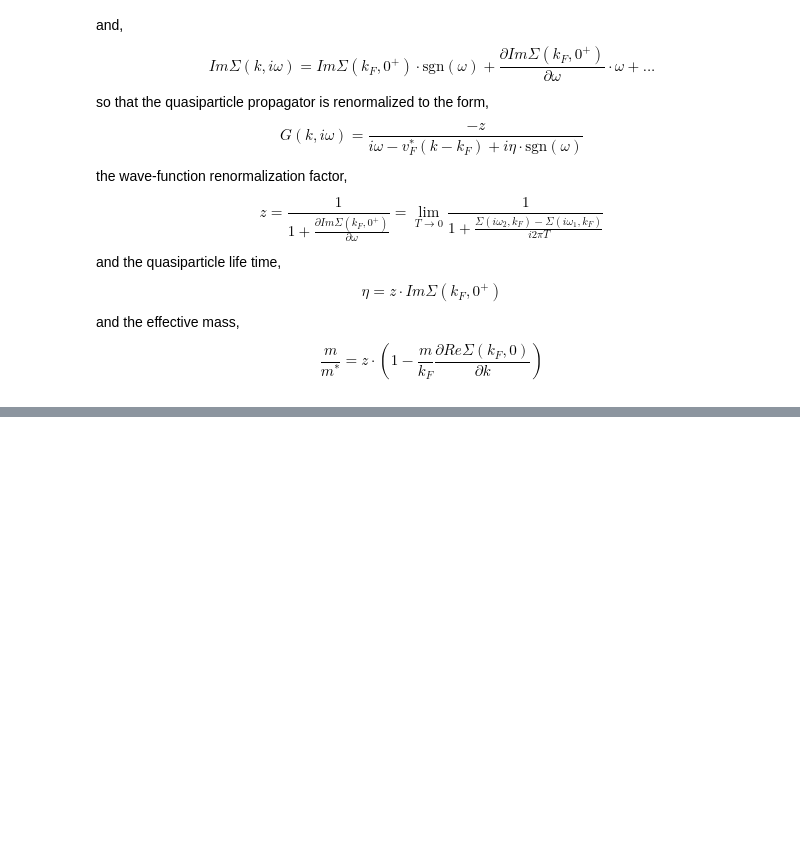
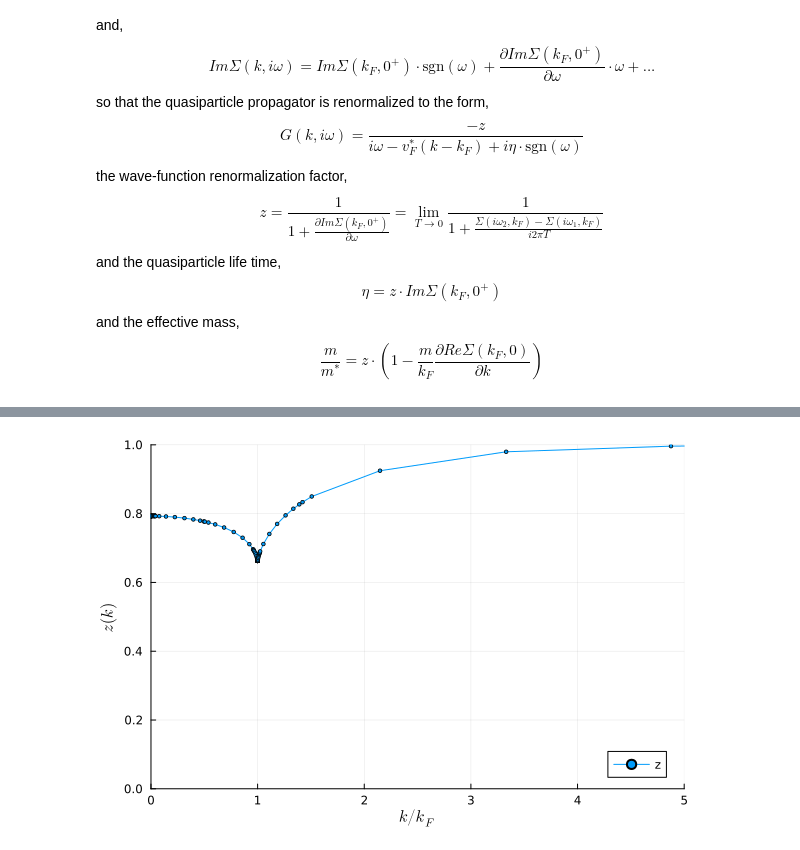
Before and after one commit to numericalEFT/ElectronGas.jl, a Jupyter notebook: example/G0W0_2D.ipynb, the cells around one changed output, grey strips where cells are left out. Saved outputs shown, nothing was run; the diff lists cells and outputs as text; code cells hidden in the pictures; blank space fills up the shorter version.

```diff
--- a/example/G0W0_2D.ipynb
+++ b/example/G0W0_2D.ipynb
@@ -78,10 +72,8 @@ and the effective mass,
 $$\frac{m}{m^*}=z \cdot \left(1-\frac{m}{k_F}\frac{\partial Re\Sigma(k_F, 0)}{\partial k}\right)$$
 # %%
 w0idx = searchsortedfirst(dlr.n, 0)
-#println(dlr.ωn[w0idx])
-# zfactor_wn = @. 1 / (1 + imag(sigma_wn.dynamic[1, 1, :, w0idx+1]-sigma_wn.dynamic[1, 1, :, w0idx]) / (2π) * para.β)
-zfactor_wn = @. 1 / (1 - imag(sigma_wn.dynamic[1, 1, :, w0idx]) / π * para.β)
+zfactor_wn = @. 1 / (1 - imag(sigma_ωn[w0idx, :]) / π * para.β)
 zfactor = zfactor_wn[kFidx]
 println("rs = 1 has Z factor = ", zfactor)
-plot(kgrid.grid/para.kF, zfactor_wn,marker=2, label="z", xlim=(0.0,5), ylim=(0,1), xlabel=L"$k/k_F$", ylabel=L"$z(k)$")
+plot(kgrid.grid/para.kF, zfactor_wn, marker=2, label="z", xlim=(0.0,5), ylim=(0,1), xlabel=L"$k/k_F$", ylabel=L"$z(k)$")
 # %% [output]
@@ -89,3 +81,4 @@ rs = 1 has Z factor = 0.6626560160213353
+[figure, added]
 # %%
 zfactor = []
 mass = []
```
Also changed, not shown: parts of 7 cells of this notebook, 2 other files.
